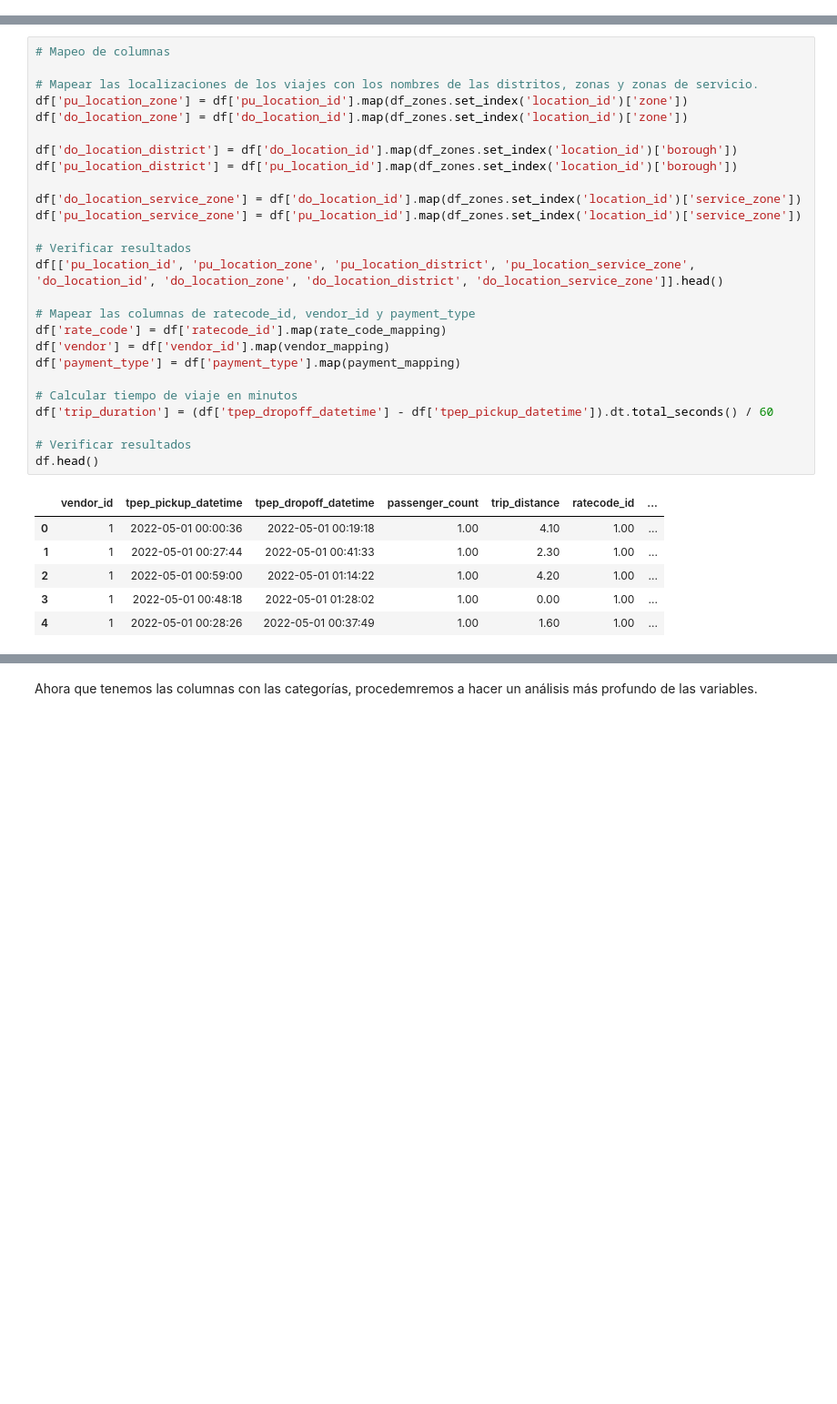
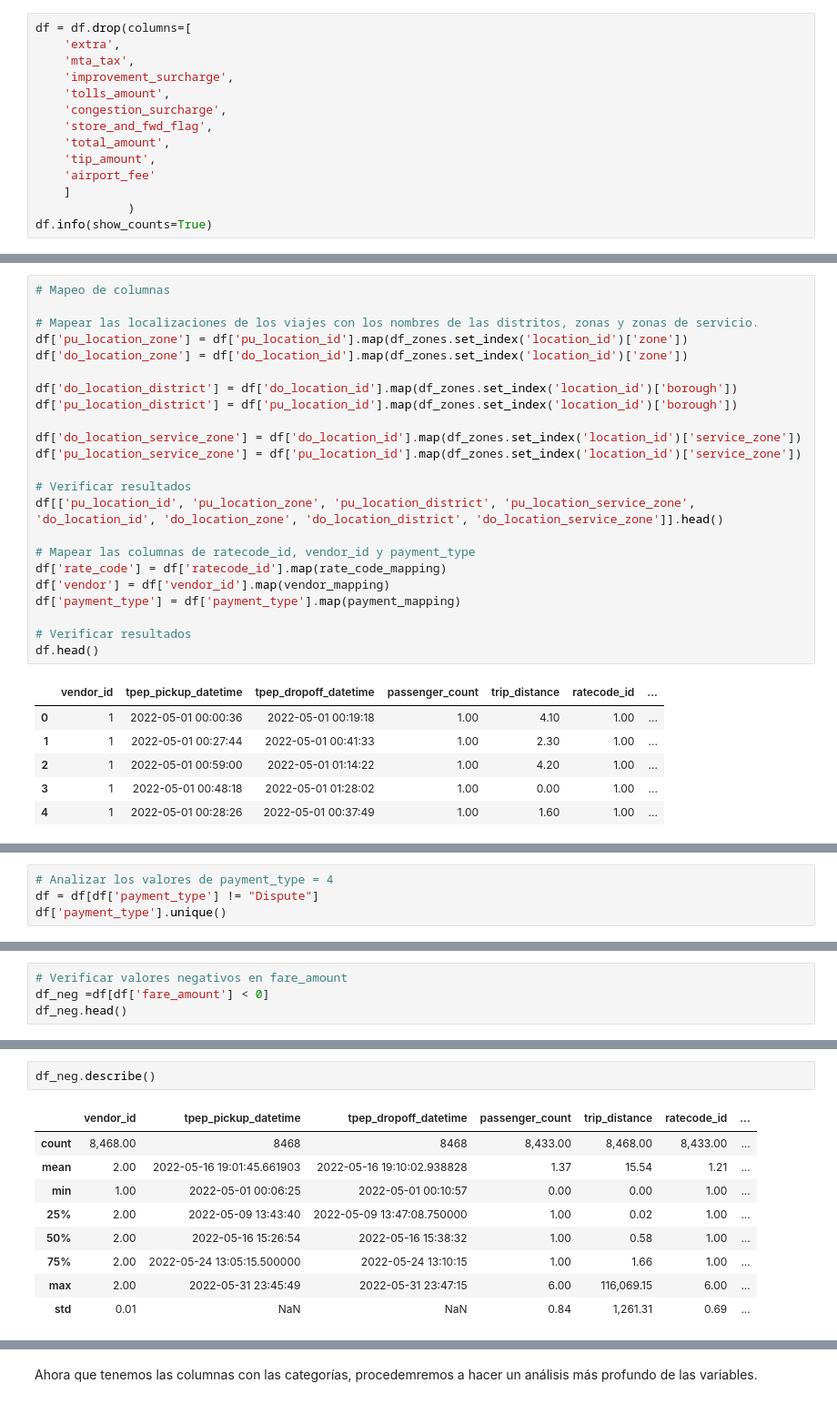
Before and after one commit to RicardoFW11/nyc_taxi_project, a Jupyter notebook: notebooks/01_eda.ipynb, the cells around one changed output, grey strips where cells are left out. Shown at 91% size. Drawn from its saved outputs; the diff is of its cells as text; blank space fills up the shorter version.

```diff
--- a/notebooks/01_eda.ipynb
+++ b/notebooks/01_eda.ipynb
@@ -255,0 +235,14 @@ Hemos encontrado en nuestro anilisis exploratorio que hay variables con nulos,
+# %%
+df = df.drop(columns=[
+    'extra',
+    'mta_tax',
+    'improvement_surcharge',
+    'tolls_amount',
+    'congestion_surcharge',
+    'store_and_fwd_flag',
+    'total_amount',
+    'tip_amount',
+    'airport_fee'
+    ]
+             )
+df.info(show_counts=True)
@@ -354,9 +359,6 @@ df['rate_code'] = df['ratecode_id'].map(rate_code_mapping)
 df['vendor'] = df['vendor_id'].map(vendor_mapping)
 df['payment_type'] = df['payment_type'].map(payment_mapping)
 
-# Calcular tiempo de viaje en minutos
-df['trip_duration'] = (df['tpep_dropoff_datetime'] - df['tpep_pickup_datetime']).dt.total_seconds() / 60
-
 # Verificar resultados
 df.head()
 # %% [output]
@@ -368,0 +409,4 @@ df.head()
+# %%
+# Analizar los valores de payment_type = 4
+df = df[df['payment_type'] != "Dispute"]
+df['payment_type'].unique()
@@ -368,0 +439,4 @@ df.head()
+# %%
+# Verificar valores negativos en fare_amount
+df_neg =df[df['fare_amount'] < 0]
+df_neg.head()
@@ -368,0 +482,12 @@ df.head()
+# %%
+df_neg.describe()
+# %% [output]
+|  | vendor_id | tpep_pickup_datetime | tpep_dropoff_datetime | passenger_count | trip_distance | ratecode_id | ... |
+| count | 8,468.00 | 8468 | 8468 | 8,433.00 | 8,468.00 | 8,433.00 | ... |
+| mean | 2.00 | 2022-05-16 19:01:45.661903 | 2022-05-16 19:10:02.938828 | 1.37 | 15.54 | 1.21 | ... |
+| min | 1.00 | 2022-05-01 00:06:25 | 2022-05-01 00:10:57 | 0.00 | 0.00 | 1.00 | ... |
+| 25% | 2.00 | 2022-05-09 13:43:40 | 2022-05-09 13:47:08.750000 | 1.00 | 0.02 | 1.00 | ... |
+| 50% | 2.00 | 2022-05-16 15:26:54 | 2022-05-16 15:38:32 | 1.00 | 0.58 | 1.00 | ... |
+| 75% | 2.00 | 2022-05-24 13:05:15.500000 | 2022-05-24 13:10:15 | 1.00 | 1.66 | 1.00 | ... |
+| max | 2.00 | 2022-05-31 23:45:49 | 2022-05-31 23:47:15 | 6.00 | 116,069.15 | 6.00 | ... |
+| std | 0.01 | NaN | NaN | 0.84 | 1,261.31 | 0.69 | ... |
```
Also changed, not shown: parts of 58 cells of this notebook.
